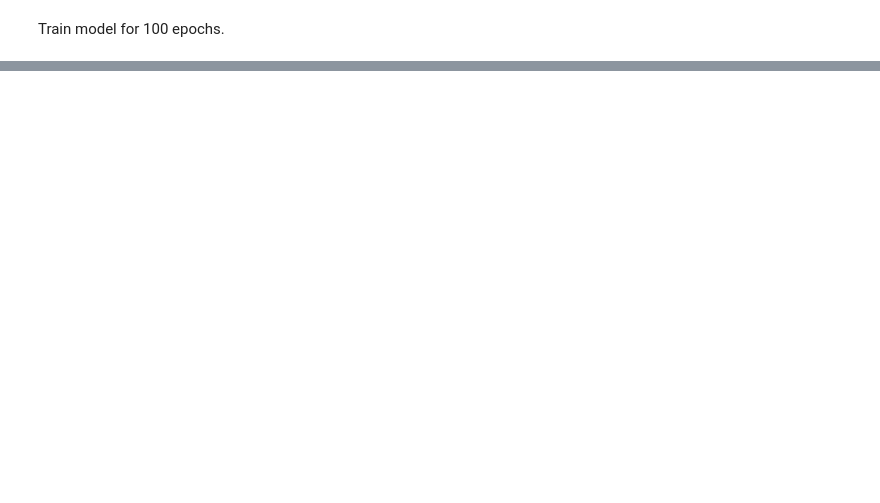
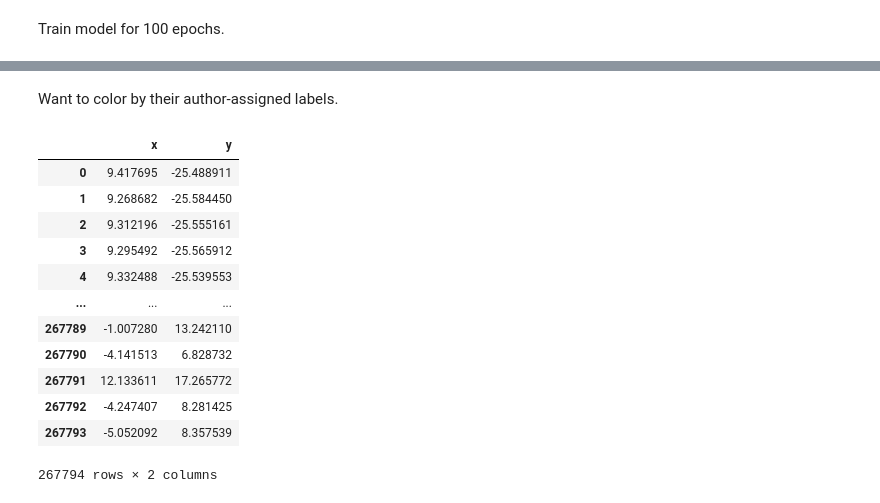
Before and after one commit to brienna/MS_thesis, a Jupyter notebook: notebooks/2020_04_03_abstracts_doc2vec.ipynb, the cells around one changed output, grey strips where cells are left out. Saved outputs shown, nothing was run; the diff lists cells and outputs as text; code cells hidden in the pictures; blank space fills up the shorter version.

```diff
--- a/notebooks/2020_04_03_abstracts_doc2vec.ipynb
+++ b/notebooks/2020_04_03_abstracts_doc2vec.ipynb
@@ -130,0 +308,3 @@ INFO:gensim.utils:saved d2v.model
+# %%
+doc_tags = list(model.docvecs.doctags.keys())
+len(doc_tags)
@@ -130,0 +354,3 @@ INFO:gensim.utils:saved d2v.model
+# %%
+x_full = model[doc_tags]
+len(x_full)
@@ -130,0 +359,4 @@ INFO:gensim.utils:saved d2v.model
+# %%
+pca_full = PCA(n_components=50)
+pca_result_full = pca_full.fit_transform(x_full)
+len(pca_result_full)
@@ -130,0 +369,3 @@ INFO:gensim.utils:saved d2v.model
+# %%
+tsne = TSNE(n_components=2, verbose=1)
+x_tsne_full = tsne.fit_transform(pca_result_full)
@@ -130,0 +390,2 @@ INFO:gensim.utils:saved d2v.model
+# %% [markdown]
+Want to color by their author-assigned labels.
@@ -130,0 +394,17 @@ INFO:gensim.utils:saved d2v.model
+# %%
+df_full = pd.DataFrame(x_tsne_full, index=doc_tags, columns=['x', 'y'])
+df_full
+# %% [output]
+|  | x | y |
+| 0 | 9.417695 | -25.488911 |
+| 1 | 9.268682 | -25.584450 |
+| 2 | 9.312196 | -25.555161 |
+| 3 | 9.295492 | -25.565912 |
+| 4 | 9.332488 | -25.539553 |
+| ... | ... | ... |
+| 267789 | -1.007280 | 13.242110 |
+| 267790 | -4.141513 | 6.828732 |
+| 267791 | 12.133611 | 17.265772 |
+| 267792 | -4.247407 | 8.281425 |
+| 267793 | -5.052092 | 8.357539 |
+267794 rows × 2 columns
```
Also changed, not shown: parts of 59 cells of this notebook.
